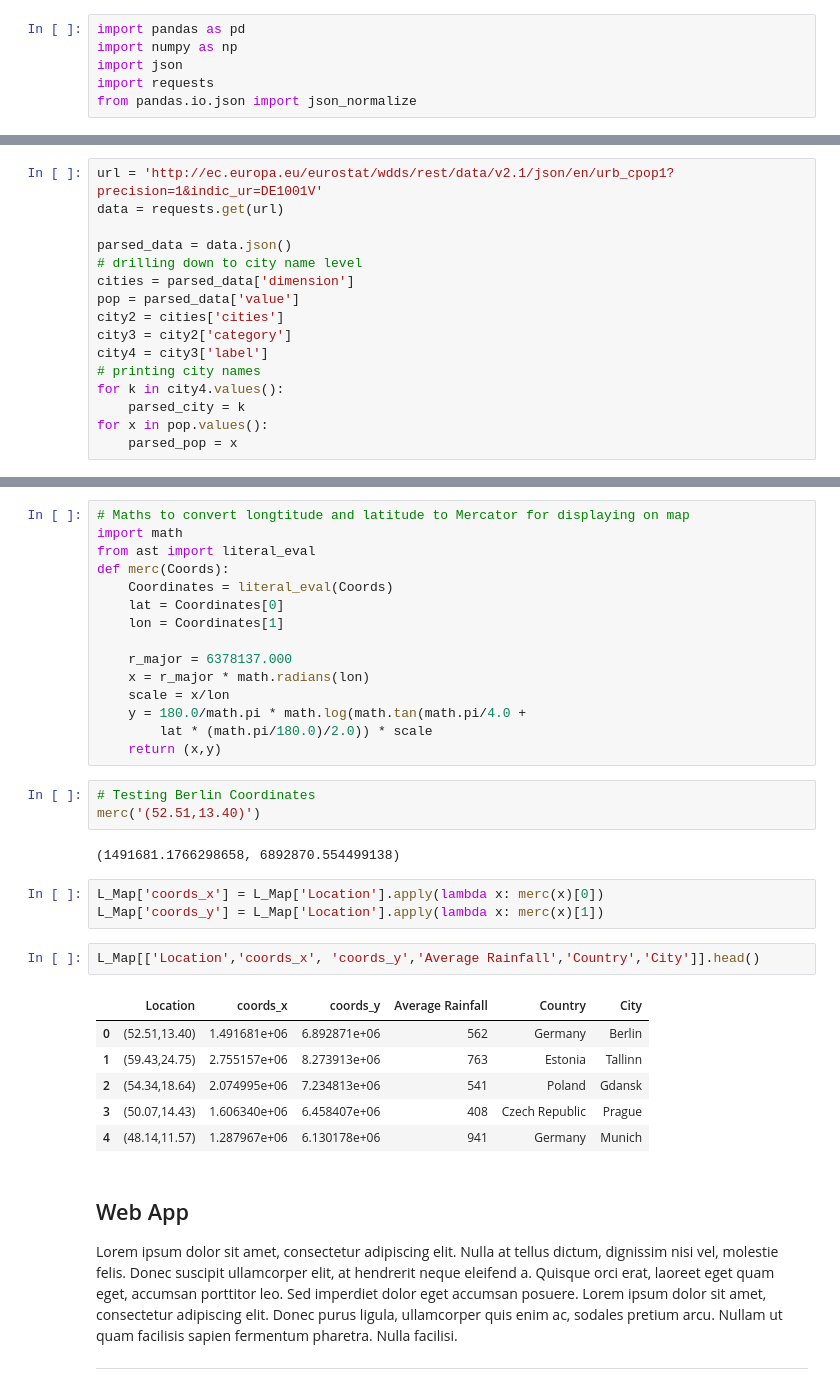
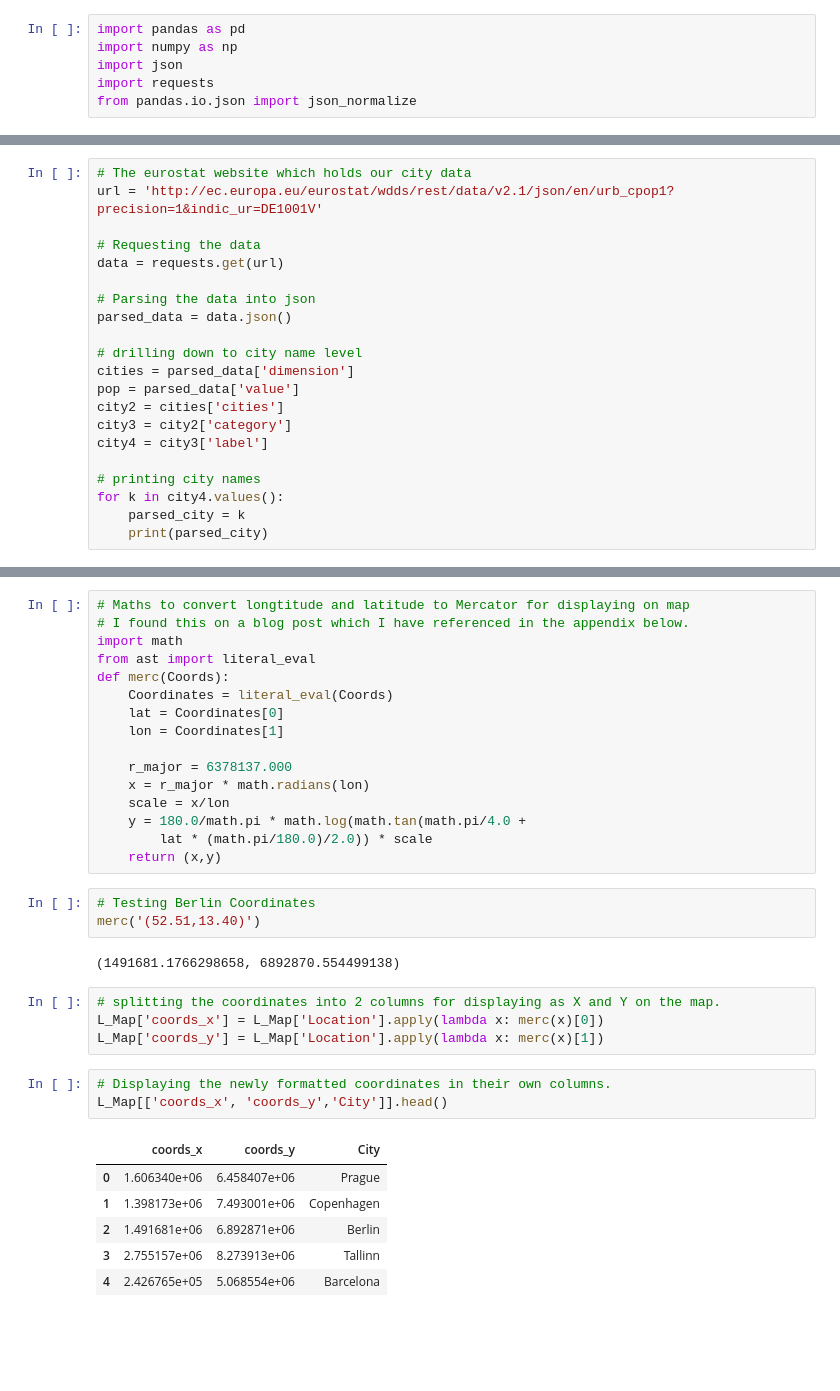
Before and after one commit to gerryk18/retire_at_50, a Jupyter notebook: Where to retire at 50.ipynb, the cells around one changed output, grey strips where cells are left out. Cells and saved outputs as stored; diff of their text form; blank space fills up the shorter version.

```diff
--- a/Where to retire at 50.ipynb
+++ b/Where to retire at 50.ipynb
@@ -44,16 +66,21 @@ from pandas.io.json import json_normalize
 # %%
+# The eurostat website which holds our city data
 url = 'http://ec.europa.eu/eurostat/wdds/rest/data/v2.1/json/en/urb_cpop1?precision=1&indic_ur=DE1001V'
+
+# Requesting the data
 data = requests.get(url)
 
+# Parsing the data into json
 parsed_data = data.json()
+
 # drilling down to city name level
 cities = parsed_data['dimension']
 pop = parsed_data['value']
 city2 = cities['cities']
 city3 = city2['category']
 city4 = city3['label']
+
 # printing city names
 for k in city4.values():
     parsed_city = k
-for x in pop.values():
-    parsed_pop = x
+    print(parsed_city)
@@ -70,5 +135,6 @@ L_Map.head()
 # %%
 # Maths to convert longtitude and latitude to Mercator for displaying on map
+# I found this on a blog post which I have referenced in the appendix below.
 import math
 from ast import literal_eval
 def merc(Coords):
@@ -88,20 +154,16 @@ merc('(52.51,13.40)')
 # %% [output]
 (1491681.1766298658, 6892870.554499138)
 # %%
+# splitting the coordinates into 2 columns for displaying as X and Y on the map.
 L_Map['coords_x'] = L_Map['Location'].apply(lambda x: merc(x)[0])
 L_Map['coords_y'] = L_Map['Location'].apply(lambda x: merc(x)[1])
-# %%
-L_Map[['Location','coords_x', 'coords_y','Average Rainfall','Country','City']].head()
-# %% [output]
-|  | Location | coords_x | coords_y | Average Rainfall | Country | City |
-| 0 | (52.51,13.40) | 1.491681e+06 | 6.892871e+06 | 562 | Germany | Berlin |
-| 1 | (59.43,24.75) | 2.755157e+06 | 8.273913e+06 | 763 | Estonia | Tallinn |
-| 2 | (54.34,18.64) | 2.074995e+06 | 7.234813e+06 | 541 | Poland | Gdansk |
-| 3 | (50.07,14.43) | 1.606340e+06 | 6.458407e+06 | 408 | Czech Republic | Prague |
-| 4 | (48.14,11.57) | 1.287967e+06 | 6.130178e+06 | 941 | Germany | Munich |
-# %% [markdown]
-## Web App <a name="app"></a>
-
-Lorem ipsum dolor sit amet, consectetur adipiscing elit. Nulla at tellus dictum, dignissim nisi vel, molestie felis. Donec suscipit ullamcorper elit, at hendrerit neque eleifend a. Quisque orci erat, laoreet eget quam eget, accumsan porttitor leo. Sed imperdiet dolor eget accumsan posuere. Lorem ipsum dolor sit amet, consectetur adipiscing elit. Donec purus ligula, ullamcorper quis enim ac, sodales pretium arcu. Nullam ut quam facilisis sapien fermentum pharetra. Nulla facilisi.
-
-___
+# %%
+# Displaying the newly formatted coordinates in their own columns.
+L_Map[['coords_x', 'coords_y','City']].head()
+# %% [output]
+|  | coords_x | coords_y | City |
+| 0 | 1.606340e+06 | 6.458407e+06 | Prague |
+| 1 | 1.398173e+06 | 7.493001e+06 | Copenhagen |
+| 2 | 1.491681e+06 | 6.892871e+06 | Berlin |
+| 3 | 2.755157e+06 | 8.273913e+06 | Tallinn |
+| 4 | 2.426765e+05 | 5.068554e+06 | Barcelona |
```
Also changed, not shown: parts of 29 cells of this notebook.
